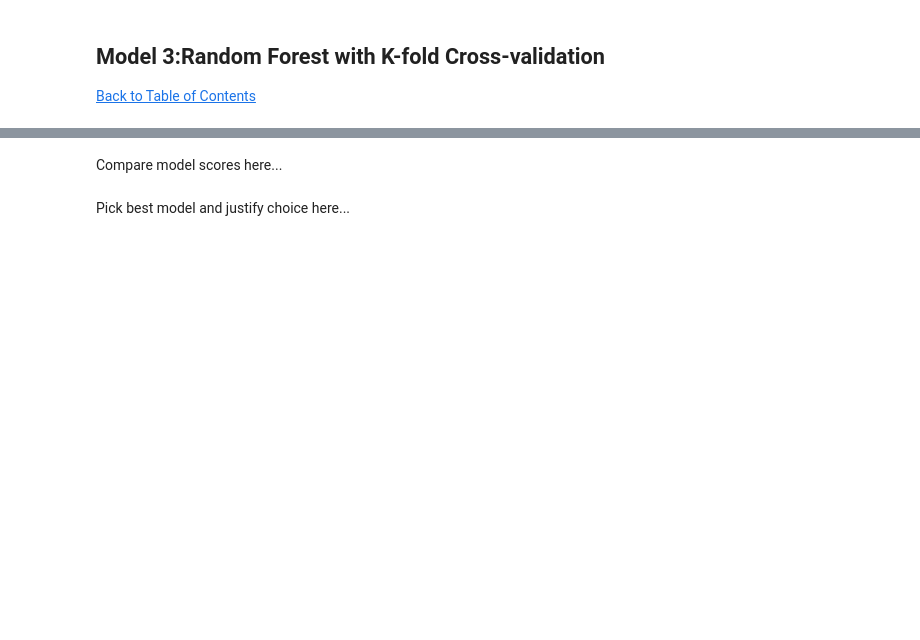
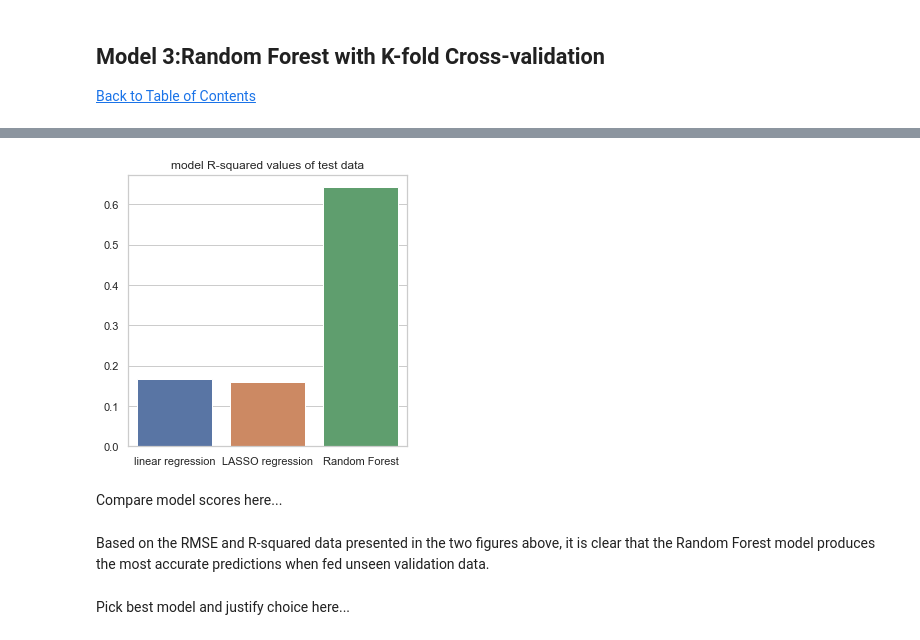
Before and after one commit to TomK24/regression-project-edsa, a Jupyter notebook: Notebook_draft1.ipynb, the cells around one changed output, grey strips where cells are left out. Saved outputs shown, nothing was run; the diff lists cells and outputs as text; code cells hidden in the pictures; blank space fills up the shorter version.

```diff
--- a/Notebook_draft1.ipynb
+++ b/Notebook_draft1.ipynb
@@ -647,2 +767,11 @@ print("R-squared:" + str(model_R2[model_idx]))
+# %%
+models_R2 = np.array([test_rmse_lm, test_rmse_lasso, RF_rmse])
+df_R2 = {'linear regression': test_R2_lm, 'LASSO regression':test_R2_lasso, 'Random Forest':RF_R2}
+df_R2 = pd.DataFrame(df_R2,index=[0])
+plt.figure(figsize=(5, 5))
+sns.set_theme(style="whitegrid")
+barplot = sns.barplot(data = df_R2).set_title('model R-squared values of test data')
+# %% [output]
+[figure, added]
 # %% [markdown]
 Compare model scores here...
@@ -651,3 +778,5 @@ Compare model scores here...
+# %% [markdown]
+Based on the RMSE and R-squared data presented in the two figures above, it is clear that the Random Forest model produces the most accurate predictions when fed unseen validation data.
 # %% [markdown]
 Pick best model and justify choice here...
 # %% [markdown]
```
Also changed, not shown: parts of 53 cells of this notebook.
